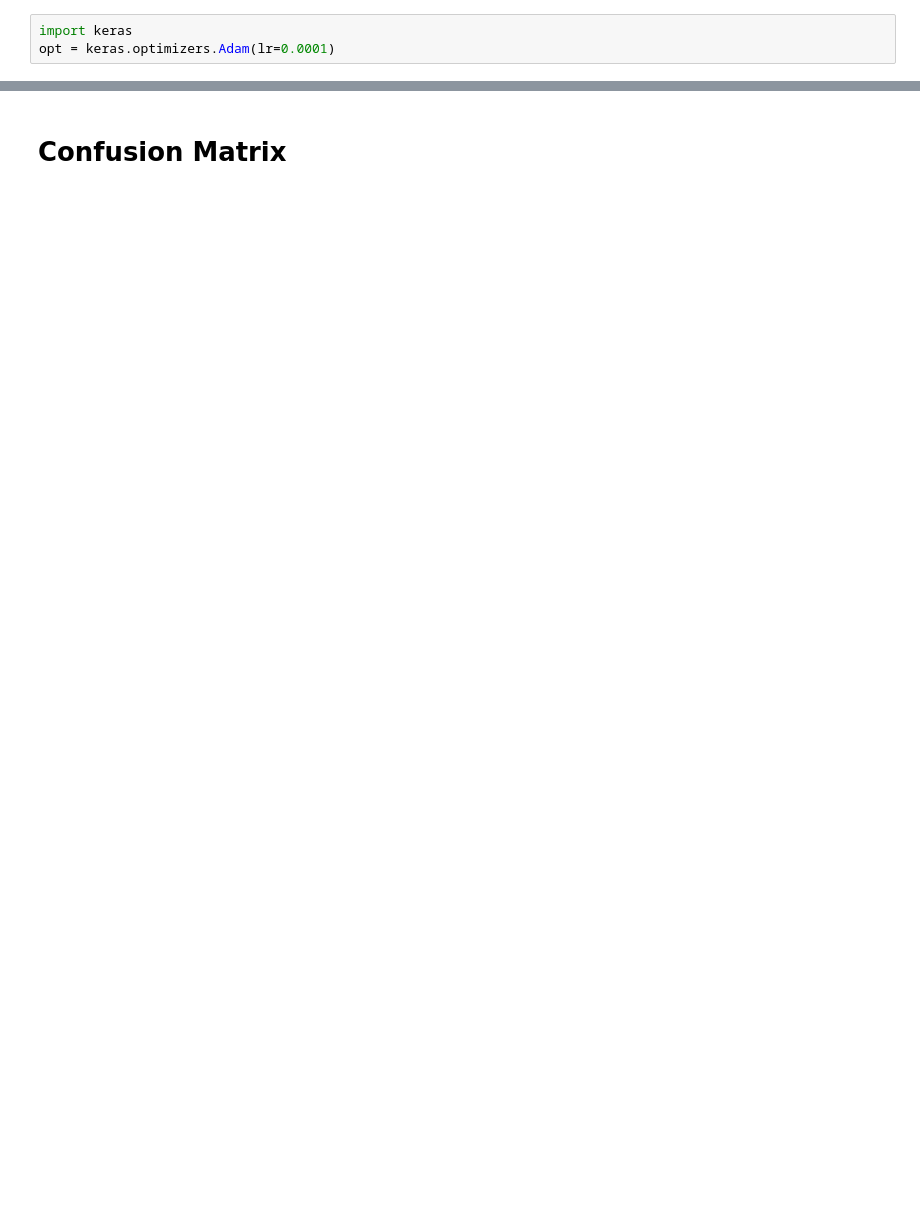
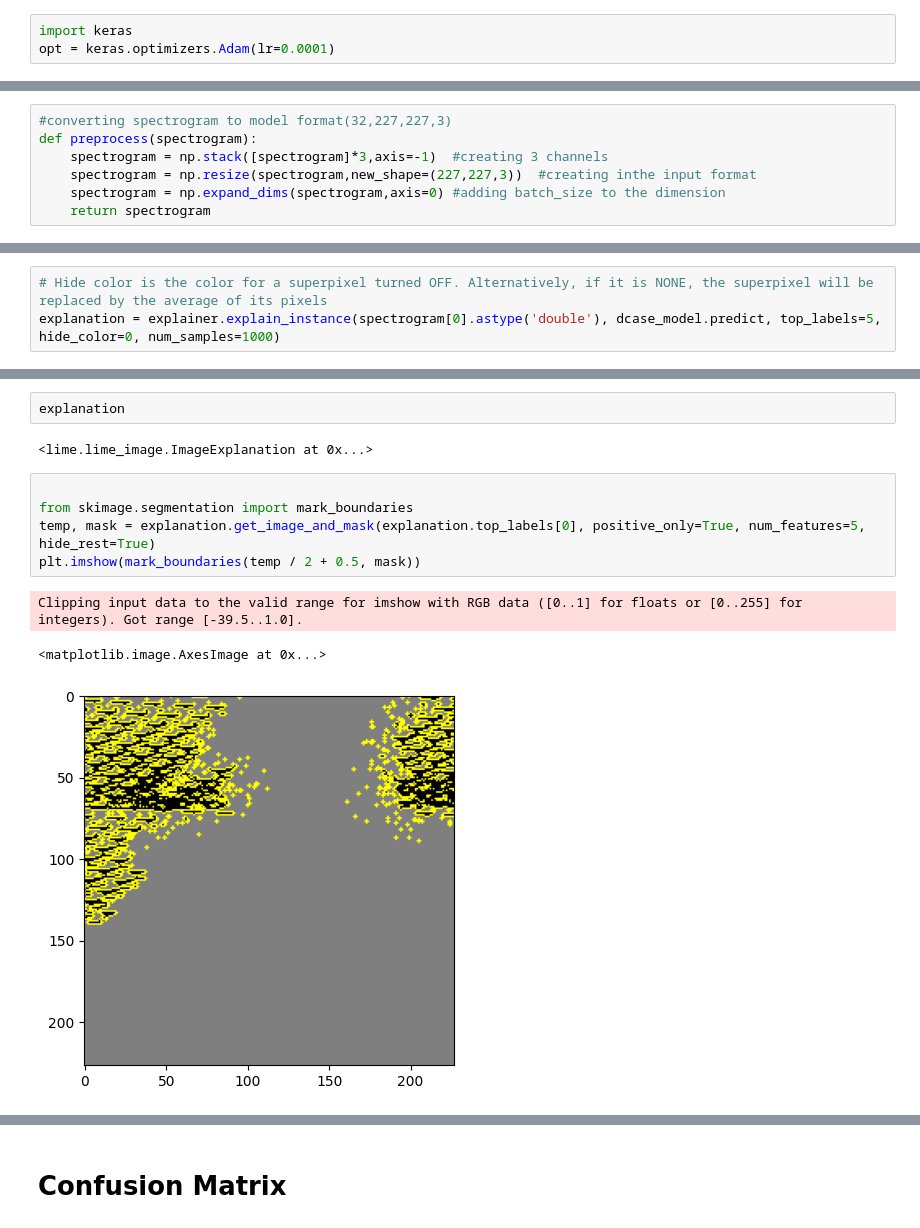
Before and after one commit to bharathchandrareddy/audio_research_crnn_files, a Jupyter notebook: Audio_Mel_Spectrogram_Image_CRNN_Model.ipynb, the cells around one changed output, grey strips where cells are left out. Saved outputs shown, nothing was run; the diff lists cells and outputs as text; blank space fills up the shorter version.

```diff
--- a/Audio_Mel_Spectrogram_Image_CRNN_Model.ipynb
+++ b/Audio_Mel_Spectrogram_Image_CRNN_Model.ipynb
@@ -264,0 +283,7 @@ predictions = dcase_model.predict(test_generator)
+# %%
+#converting spectrogram to model format(32,227,227,3)
+def preprocess(spectrogram):
+    spectrogram = np.stack([spectrogram]*3,axis=-1)  #creating 3 channels
+    spectrogram = np.resize(spectrogram,new_shape=(227,227,3))  #creating inthe input format
+    spectrogram = np.expand_dims(spectrogram,axis=0) #adding batch_size to the dimension
+    return spectrogram
@@ -264,0 +333,3 @@ predictions = dcase_model.predict(test_generator)
+# %%
+# Hide color is the color for a superpixel turned OFF. Alternatively, if it is NONE, the superpixel will be replaced by the average of its pixels
+explanation = explainer.explain_instance(spectrogram[0].astype('double'), dcase_model.predict, top_labels=5, hide_color=0, num_samples=1000)
@@ -265,3 +353,16 @@ predictions = dcase_model.predict(test_generator)
+# %%
+explanation
+# %% [output]
+<lime.lime_image.ImageExplanation at 0x...>
+# %%
+
+from skimage.segmentation import mark_boundaries
+temp, mask = explanation.get_image_and_mask(explanation.top_labels[0], positive_only=True, num_features=5, hide_rest=True)
+plt.imshow(mark_boundaries(temp / 2 + 0.5, mask))
+# %% [output]
+Clipping input data to the valid range for imshow with RGB data ([0..1] for floats or [0..255] for integers). Got range [-39.5..1.0].
+<matplotlib.image.AxesImage at 0x...>
+[figure, added]
 # %%
 fig, ax = plt.subplots(nrows=2, ncols=5, figsize=(12, 10))
 idx = 0
```
Also changed, not shown: parts of 24 cells of this notebook.
